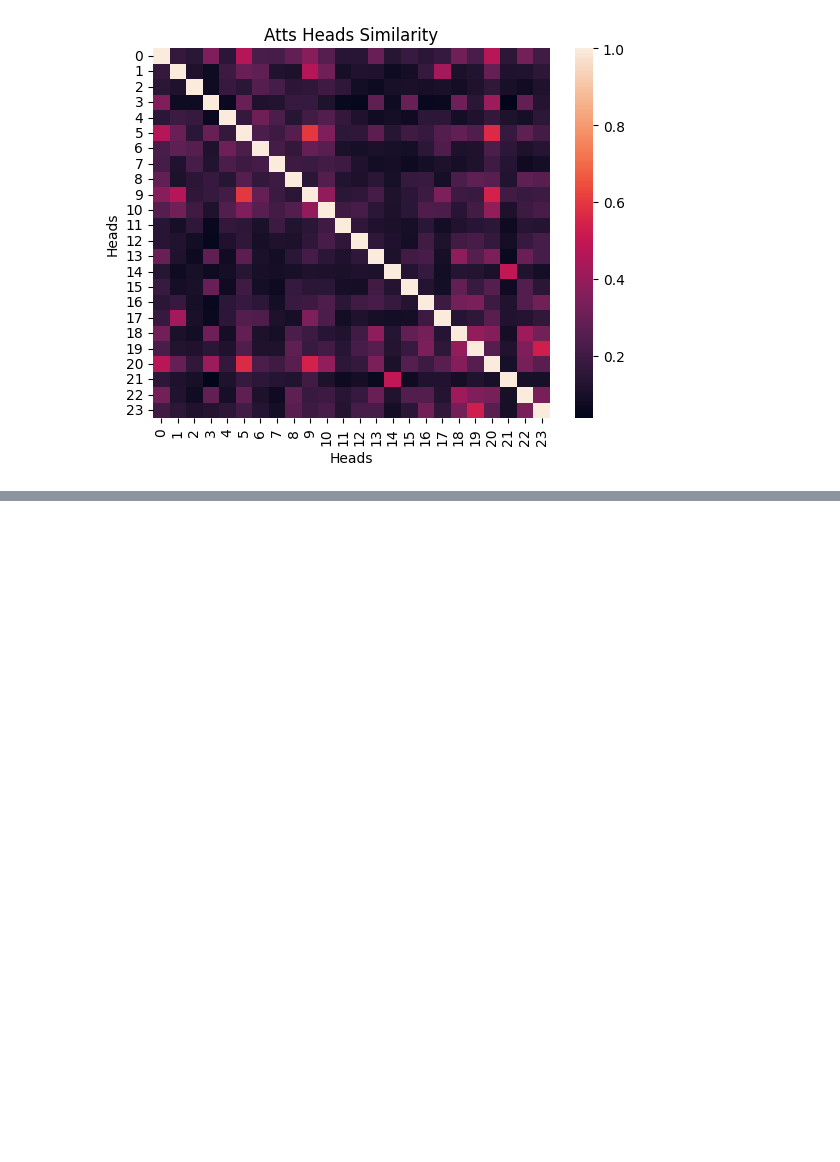
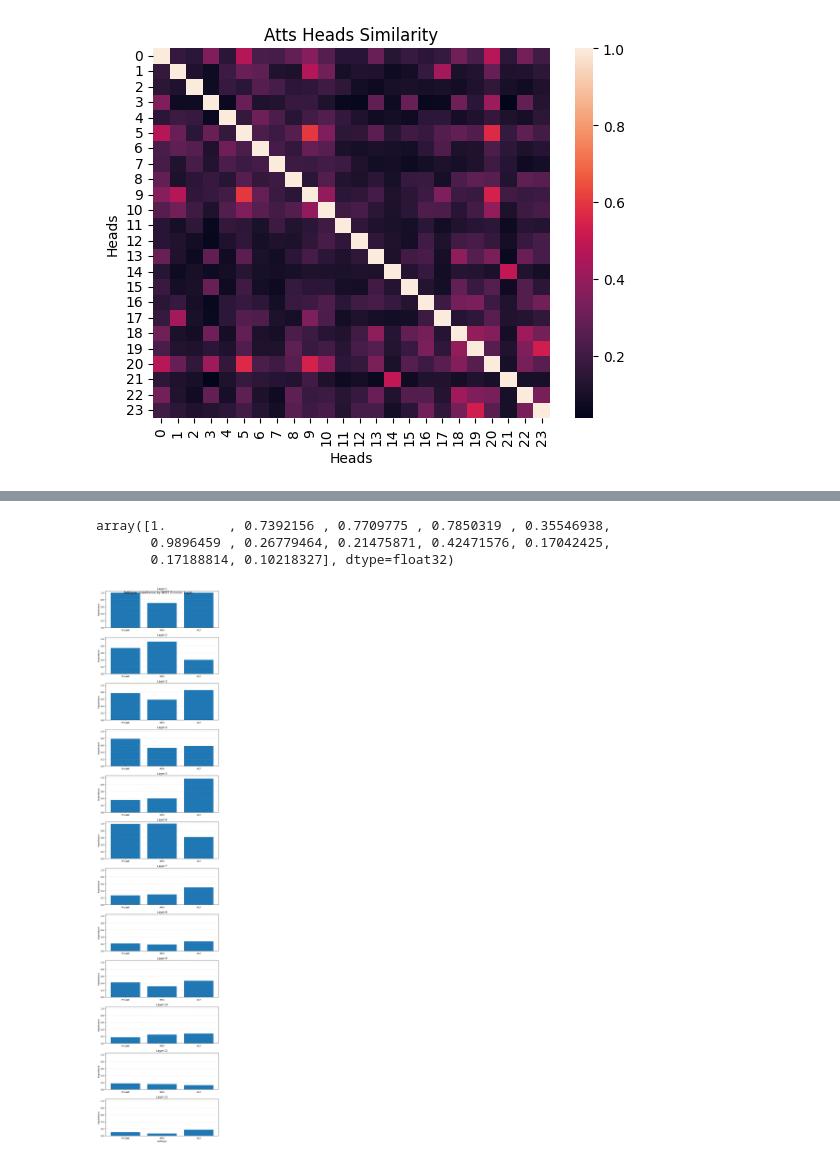
Before and after one commit to aal2015/layer-grafting-publication, a Jupyter notebook: redundancy analysis/mrpc redundancy.ipynb, the cells around one changed output, grey strips where cells are left out. Cells and saved outputs as stored; diff of their text form; code cells hidden in the pictures; blank space fills up the shorter version.

```diff
--- a/redundancy analysis/mrpc redundancy.ipynb
+++ b/redundancy analysis/mrpc redundancy.ipynb
@@ -238,8 +238,3 @@ from train_eval_func import eval_loop
 eval_loop(model, val_dataloader, task_name, device)[0]
 # %% [output]
 {'accuracy': 0.8676470588235294, 'f1': 0.9093959731543624}
-# %%
-for batch in train_dataloader:
-    break
-batch.to(device)
-{k: v.shape for k, v in batch.items()}
@@ -1348,0 +1234,7 @@ Text(50.722222222222214, 0.5, 'Heads')
+# %%
+pre_wo_importance, mha_importance, ffn_importance, head_importance, neuron_importance, sublayer_importance =compute_layer_importance_scores(
+    model, train_dataloader, device, max_batches=115,
+    compute_mha=True, compute_ffn=True, compute_heads=True,
+    compute_neurons=True, compute_pre_wo=True,
+    display_separate=True, display_combined=True, display_pruning_order=True,
+)
@@ -1348,0 +1259,46 @@ Text(50.722222222222214, 0.5, 'Heads')
+# %%
+pre_wo_importance
+# %% [output]
+array([1.        , 0.7392156 , 0.7709775 , 0.7850319 , 0.35546938,
+       0.9896459 , 0.26779464, 0.21475871, 0.42471576, 0.17042425,
+       0.17188814, 0.10218327], dtype=float32)
+# %%
+import matplotlib.pyplot as plt
+import numpy as np
+
+# Importance scores returned by compute_layer_importance_scores()
+# pre_wo_importance, mha_importance, ffn_importance
+
+n_layers = len(pre_wo_importance)
+
+fig, axes = plt.subplots(
+    n_layers, 1,
+    figsize=(8, 3 * n_layers),
+    sharey=True
+)
+
+# Handle the case of a model with only one layer
+if n_layers == 1:
+    axes = [axes]
+
+labels = ["Pre-WO", "MHA", "MLP"]
+
+for layer_idx, ax in enumerate(axes):
+    scores = [
+        pre_wo_importance[layer_idx],
+        mha_importance[layer_idx],
+        ffn_importance[layer_idx],
+    ]
+
+    ax.bar(labels, scores)
+    ax.set_title(f"Layer {layer_idx + 1}")
+    ax.set_ylabel("Importance")
+    ax.set_ylim(0, 1.05)
+    ax.grid(axis="y", linestyle="--", alpha=0.4)
+
+axes[-1].set_xlabel("Sublayer")
+fig.suptitle("Sublayer Importance by BERT Encoder Layer", fontsize=14)
+plt.tight_layout()
+plt.show()
+# %% [output]
+[figure, added]
```
Also changed, not shown: parts of 23 cells of this notebook, 2 other files.
